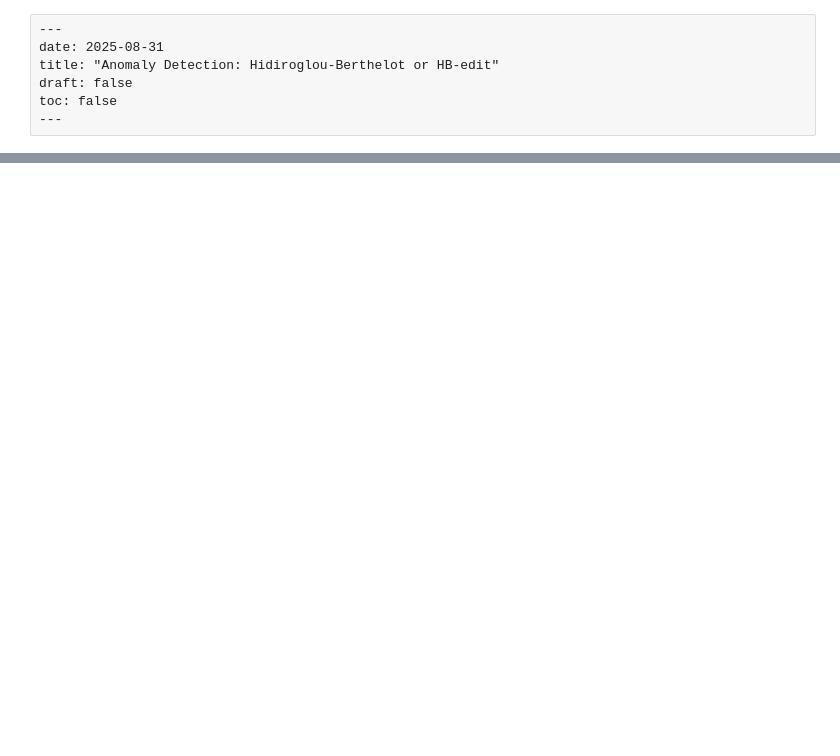
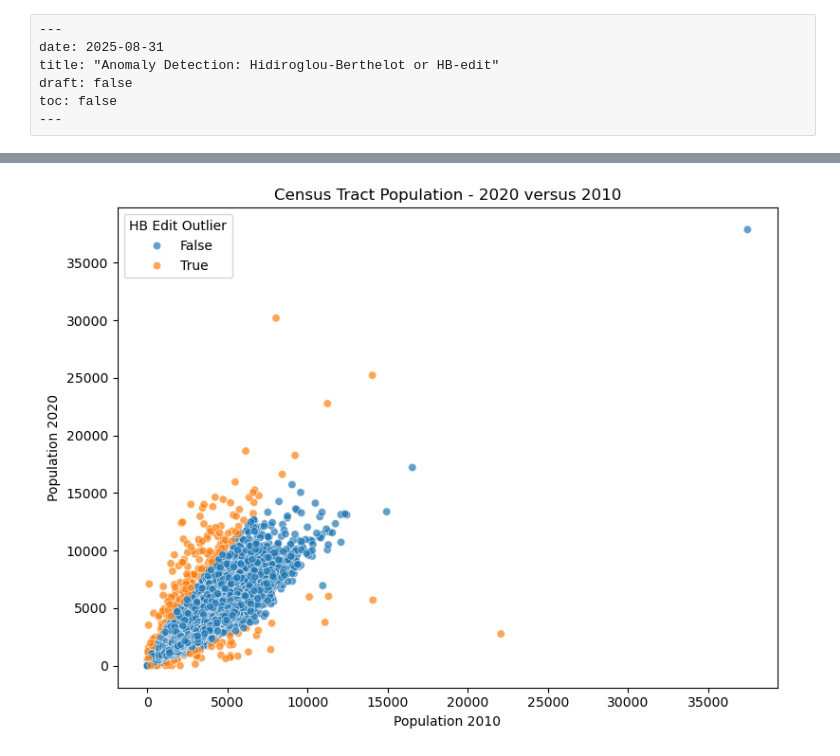
Before and after one commit to Brandon-Pipher/Brandon-Pipher.github.io, a Jupyter notebook: content/post/2025-08-31-Hidiroglou-Berthelot-Method/index.ipynb, the cells around one changed output, grey strips where cells are left out. Drawn from its saved outputs; the diff is of its cells as text; code cells hidden in the pictures; blank space fills up the shorter version.

```diff
--- a/content/post/2025-08-31-Hidiroglou-Berthelot-Method/index.ipynb
+++ b/content/post/2025-08-31-Hidiroglou-Berthelot-Method/index.ipynb
@@ -246,25 +246,34 @@ def hidiroglou_berthelot_outliers(y_k, x_k, u = 0.5, a = 0.05, c = 4, quantile_l
     outliers[valid] = outlier_effects
     return outliers
 # %%
-import plotly.express as px
-from IPython.display import Image, display
 import pandas as pd
+import seaborn as sns
+import matplotlib.pyplot as plt
 
 df = pd.read_csv("census_tract_population_2010_2020.csv").dropna()
 df = df[(df["POP_2010"] > 0) & (df["POP_2020"] > 0)]
 
 df["hb_edit_outliers"] = hidiroglou_berthelot_outliers(
     df["POP_2020"],
     df["POP_2010"],
-    u = 0.5, a = 0.05, c = 10, quantile_lo = 0.1, quantile_hi = 0.9
+    u=0.5, a=0.05, c=10, quantile_lo=0.1, quantile_hi=0.9
 )
-fig = px.scatter(
-    df,
-    x = "POP_2010",
-    y = "POP_2020",
-    color = "hb_edit_outliers",
-    title = "Census Tract Population - 2020 versus 2010"
+
+plt.figure(figsize=(8, 6))
+
+sns.scatterplot(
+    data=df,
+    x="POP_2010",
+    y="POP_2020",
+    hue="hb_edit_outliers",
+    alpha=0.7
 )
-fig.write_image('fig1.png')
-#display(Image(filename="fig1.png"))
-#fig.show()
+
+plt.title("Census Tract Population - 2020 versus 2010")
+plt.xlabel("Population 2010")
+plt.ylabel("Population 2020")
+
+plt.legend(title="HB Edit Outlier")
+plt.tight_layout()
+# %% [output]
+[figure, added]
```
Also changed, not shown: parts of 7 cells of this notebook, 6 other files.
